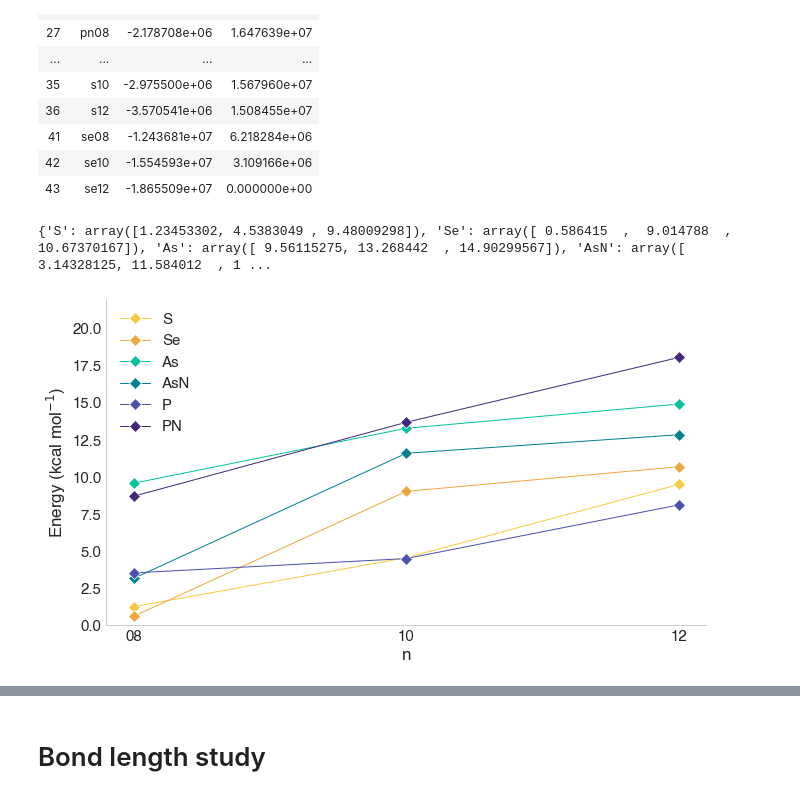
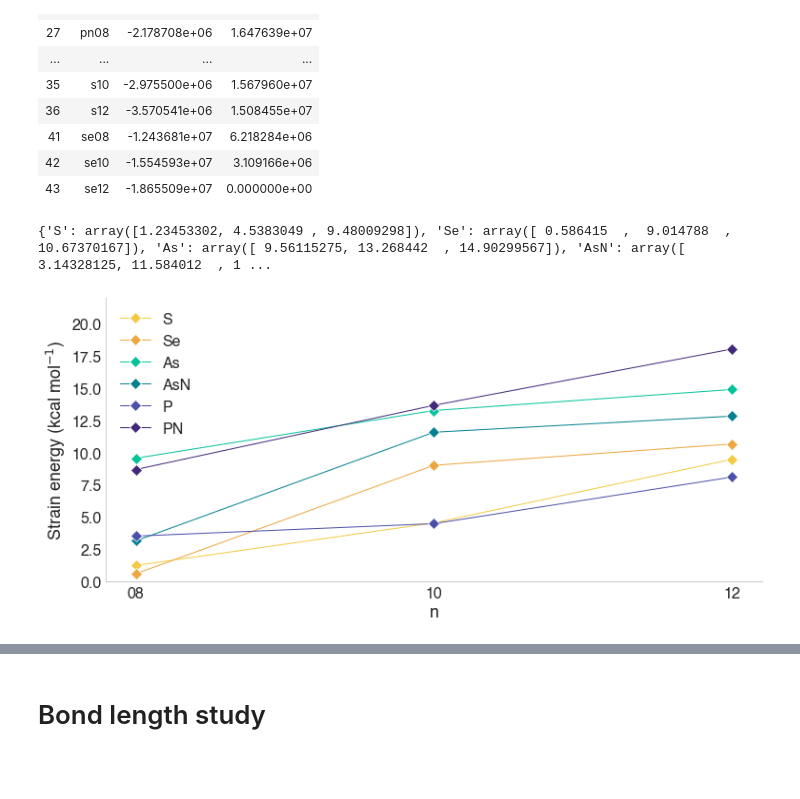
Before and after one commit to oscarigrexas/eomt-oscar, a Jupyter notebook: exploration/exploration.ipynb, the cells around one changed output, grey strips where cells are left out. Cells and saved outputs as stored; diff of their text form; code cells hidden in the pictures; blank space fills up the shorter version.

```diff
--- a/exploration/exploration.ipynb
+++ b/exploration/exploration.ipynb
@@ -94,35 +94,35 @@ energies = {
     'AsN':zero,
     'P':zero,
     'PN':zero
 }
 
 for key in energies.keys():
     regex_string = '^{system}[0-9]{{2}}$'.format(system=key.lower())
     energies[key] = edf[edf['file'].str.contains(regex_string, regex=True)]['scf_energy'].to_numpy()
     nl2 = edf[edf['file'].str.contains('^{system}-2$'.format(system=key.lower()), regex=True)]['scf_energy'].to_numpy()
     nl3 = edf[edf['file'].str.contains('^{system}-3$'.format(system=key.lower()), regex=True)]['scf_energy'].to_numpy()
     for i, n in enumerate([8, 10, 12]):
         energies[key][i] = (energies[key][i] + n*nl2 - n*nl3)/n
 
 min_energy = 0#sorted(sum([list(value) for value in energies.values()], []))[0]
 
 print(energies)
 
 x = [1, 2, 3]
-f = pu.new_figure(height=6, type='body')
+f, ax = pu.new_figure(height=5, type='body')
 
 for family in energies.keys():
-    ax = sns.lineplot(x=x, y=energies[family] - min_energy, color=pu.sys_colors[family.lower()],
-                      label=family, marker='D')
+    sns.lineplot(x=x, y=energies[family] - min_energy, color=pu.sys_colors[family.lower()],
+                      label=family, marker='D', ax=ax)
 
 ax.set_ylim([0, 22])
 ax.set_xticks([1, 2, 3])
 ax.set_xticklabels(['08', '10', '12'])
 ax.set_xlabel('n')
-ax.set_ylabel(r'Energy (kcal mol$^{-1}$)')
+ax.set_ylabel(r'Strain energy (kcal mol$^{-1}$)')
 pu.tuftefy(ax)
 
 pu.save_figure(f, 'sunflower-stability.pdf')
 # %% [output]
 {'S': array([1.23453302, 4.5383049 , 9.48009298]), 'Se': array([ 0.586415  ,  9.014788  , 10.67370167]), 'As': array([ 9.56115275, 13.268442  , 14.90299567]), 'AsN': array([ 3.14328125, 11.584012  , 1 ...
-[figure, old version]
+[figure, new version]
```
Also changed, not shown: parts of 8 cells of this notebook, 16 other files.
